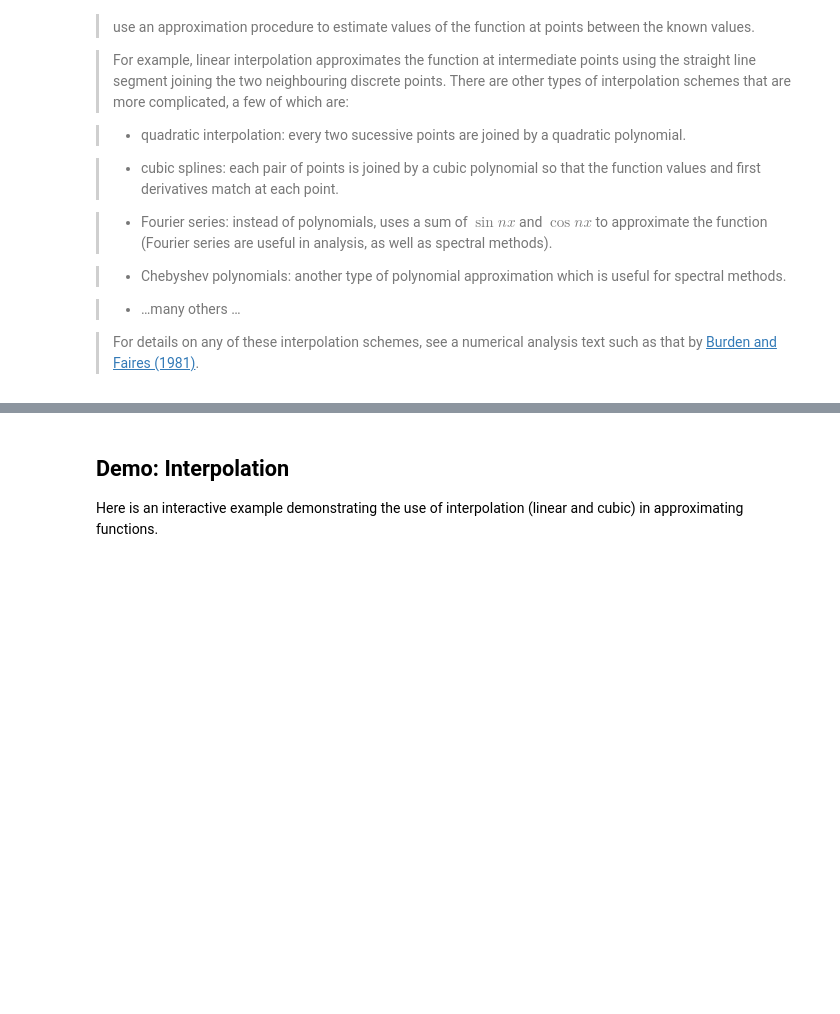
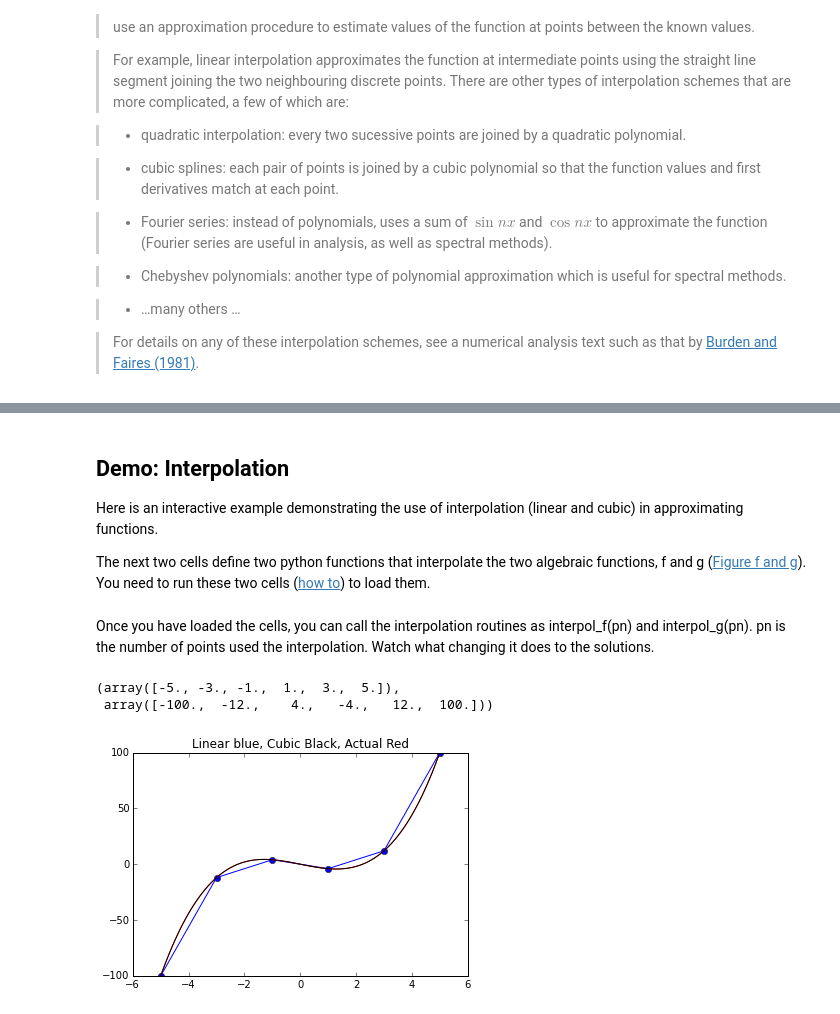
Before and after one commit to tjarnikova/numeric, a Jupyter notebook: lab1/Lab 1.ipynb, the cells around one changed output, grey strips where cells are left out. Saved outputs shown, nothing was run; the diff lists cells and outputs as text; code cells hidden in the pictures; blank space fills up the shorter version.

```diff
--- a/lab1/Lab 1.ipynb
+++ b/lab1/Lab 1.ipynb
@@ -555,3 +555,5 @@ this course.
 ## Demo: Interpolation
 [lab1:demo:discrete]: <#Demo:-Interpolation> "Interpolation Demo"
 Here is an interactive example demonstrating the use of interpolation (linear and cubic) in approximating functions.
+
+The next two cells define two python functions that interpolate the two algebraic functions, f and g ([Figure f and g](#lab1:fig:discrete-f)).  You need to run these two cells ([how to](#Running-Code-Cells)) to load them.
@@ -557,0 +659,8 @@ Here is an interactive example demonstrating the use of interpolation (linear an
+# %% [markdown]
+Once you have loaded the cells, you can call the interpolation routines as interpol_f(pn) and interpol_g(pn).  pn is the number of points used the interpolation.  Watch what changing it does to the solutions.
+# %%
+interpol_f(6)
+# %% [output]
+(array([-5., -3., -1.,  1.,  3.,  5.]),
+ array([-100.,  -12.,    4.,   -4.,   12.,  100.]))
+[figure, added]
```
Also changed, not shown: parts of 4 cells of this notebook.
